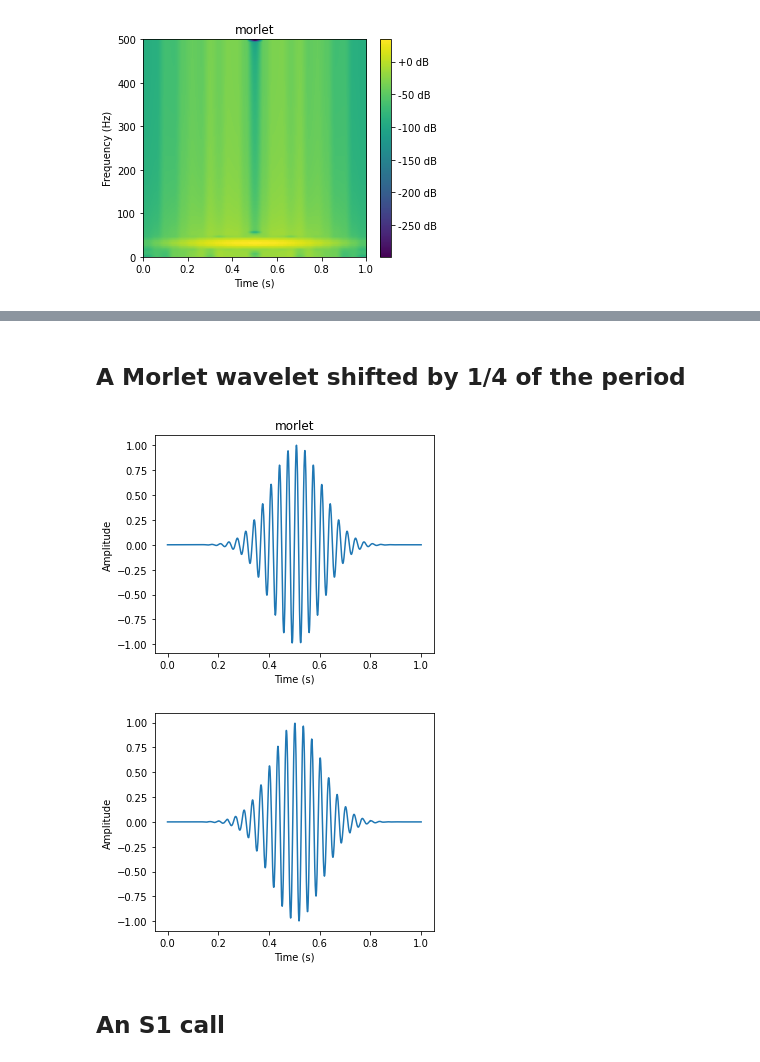
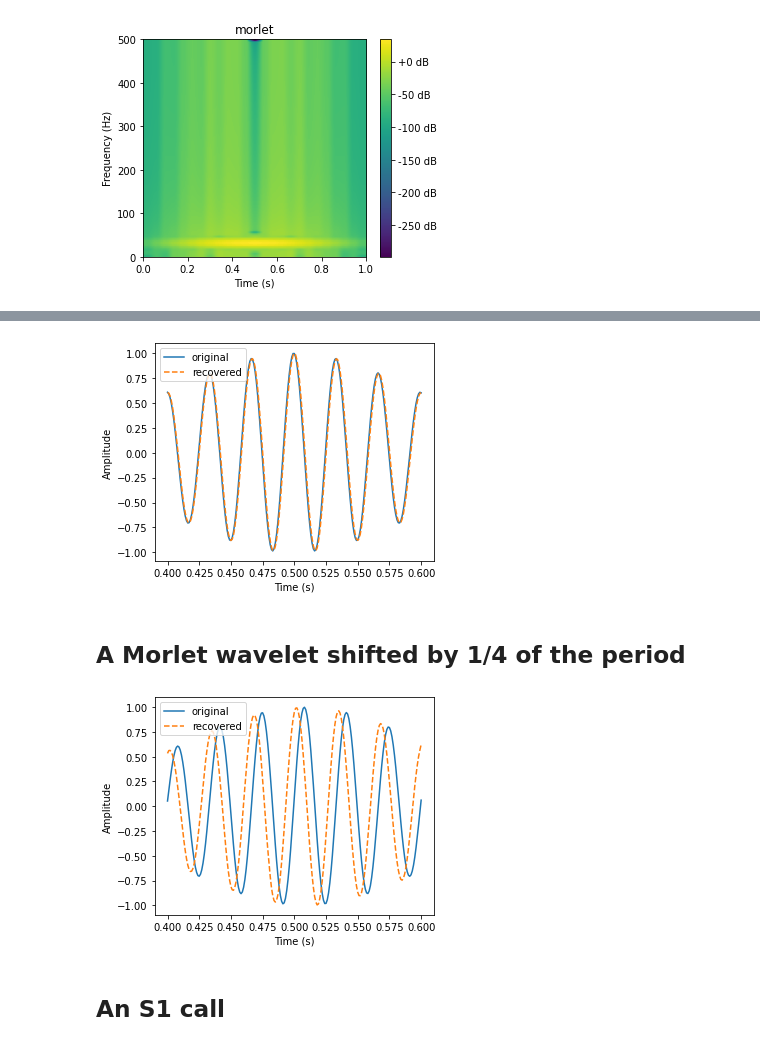
Before and after one commit to oliskir/phase-audibility, a Jupyter notebook: notebook/phase-audibility.ipynb, the cells around one changed output, grey strips where cells are left out. Saved outputs shown, nothing was run; the diff lists cells and outputs as text; code cells hidden in the pictures.

```diff
--- a/notebook/phase-audibility.ipynb
+++ b/notebook/phase-audibility.ipynb
@@ -25,15 +34,17 @@ fig = wf_r.plot()
+# %%
+fig = plot([wf, wf_r], labels=['original', 'recovered'], offset=0.4, duration=0.2)
+# %% [output]
+[figure, added]
 # %% [markdown]
 ## A Morlet wavelet shifted by 1/4 of the period
 # %%
 wf = Waveform.morlet(rate=1000, frequency=30., width=0.1, displacement=0.25/30., samples=1000)
 spec = MagSpectrogram.from_waveform(audio=wf, window=0.2, step=0.04, compute_phase=True)
 wf_r = spec.recover_waveform(num_iters=25, phase_angle=0)
 
-fig = wf.plot()
-fig = wf_r.plot()
+fig = plot([wf, wf_r], labels=['original', 'recovered'], offset=0.4, duration=0.2)
 # %% [output]
-[figure, old version]
+[figure, new version]
-[figure, removed]
 # %% [markdown]
 ## An S1 call
 # %%
```
Also changed, not shown: parts of 8 cells of this notebook.
